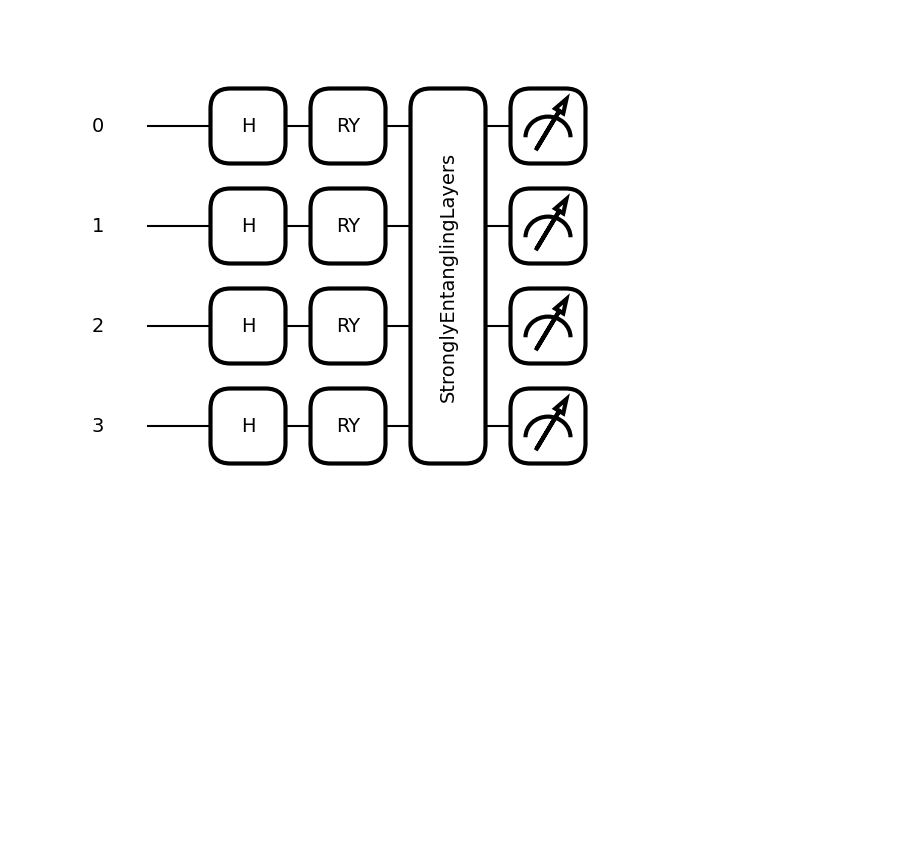
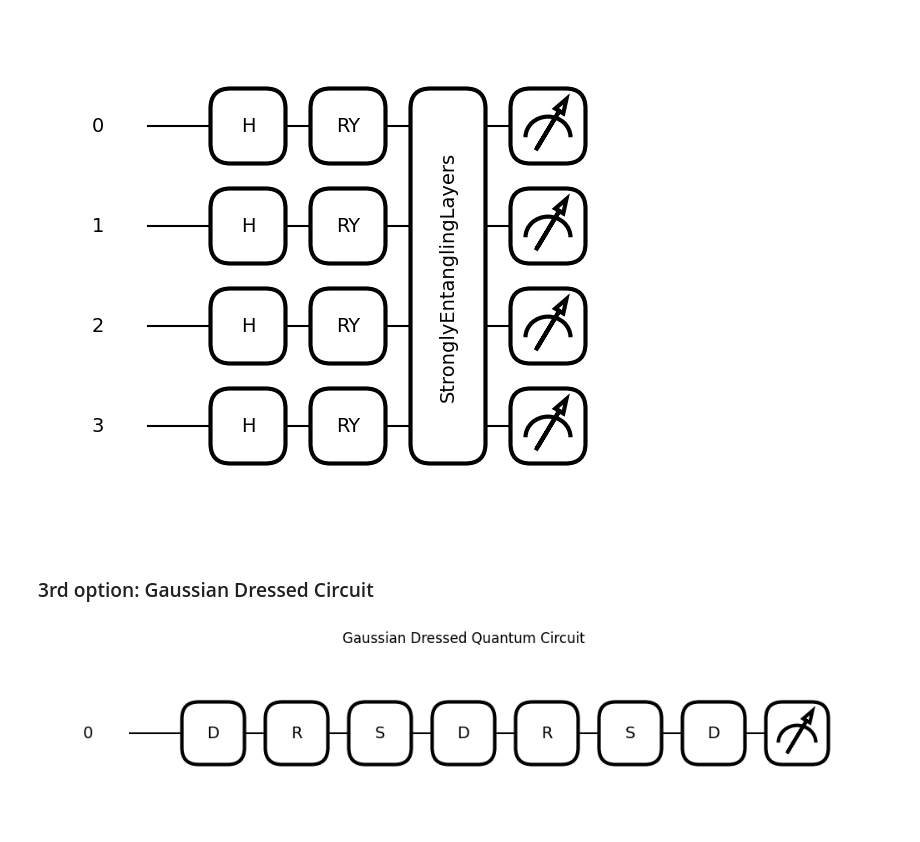
Before and after one commit to ApinisAtvars/Quantum-Enhanced-Smart-Shopping-Experience, a Jupyter notebook: QVC/visualize_quantum_circuit.ipynb, the cells around one changed output. Drawn from its saved outputs; the diff is of its cells as text; code cells hidden in the pictures; blank space fills up the shorter version.

Commit message:
DOCS: Add Gaussian visualization

```diff
--- a/QVC/visualize_quantum_circuit.ipynb
+++ b/QVC/visualize_quantum_circuit.ipynb
@@ -27,8 +27,8 @@ config = {'alias': 'qvc_neumf',
                 'pretrain_neumf_dir': r"checkpoints\1_implicit_ml1m_Epoch99_HR0.6776_NDCG0.4098.model",
                 'model_dir': 'checkpoints/{}_Epoch{}_HR{:.4f}_NDCG{:.4f}.model',
                 'are_ratings_explicit': RATING_TYPE == 'explicit',
-                'n_qubits': 4,                   # Ideally, config['layers'][-1] + config['latent_dim_mf'] but this consumes too much VRAM
-                'q_depth': 6,                       # Number of variational layers
+                'n_qubits': 1,                   # Ideally, config['layers'][-1] + config['latent_dim_mf'] but this consumes too much VRAM
+                'q_depth': 2,                       # Number of variational layers
                 'q_delta': 0.01                     # Initial spread of random quantum weights
                 }
 # %%
@@ -55,3 +55,5 @@ q_input_features = torch.rand(config['n_qubits'])
 fig, ax = qml.draw_mpl(dqn.strongly_entangling_layers)(q_input_features, q_params)
 # %% [output]
 [figure]
+# %% [markdown]
+### 3rd option: Gaussian Dressed Circuit
@@ -57,0 +62,2 @@ fig, ax = qml.draw_mpl(dqn.strongly_entangling_layers)(q_input_features, q_param
+# %%
+gdqn = GaussianDressedQuantumNetwork(config)
@@ -57,0 +68,9 @@ fig, ax = qml.draw_mpl(dqn.strongly_entangling_layers)(q_input_features, q_param
+# %%
+# Visualize Gaussian Dressed Quantum Circuit
+q_input_features = torch.rand(gdqn.n_modes)
+fig, ax = qml.draw_mpl(gdqn.quantum_nn)(q_input_features, gdqn.q_params)
+ax.set_title("Gaussian Dressed Quantum Circuit")
+plt.tight_layout()
+plt.show()
+# %% [output]
+[figure, added]
```
Also changed, not shown: parts of 2 cells of this notebook.
